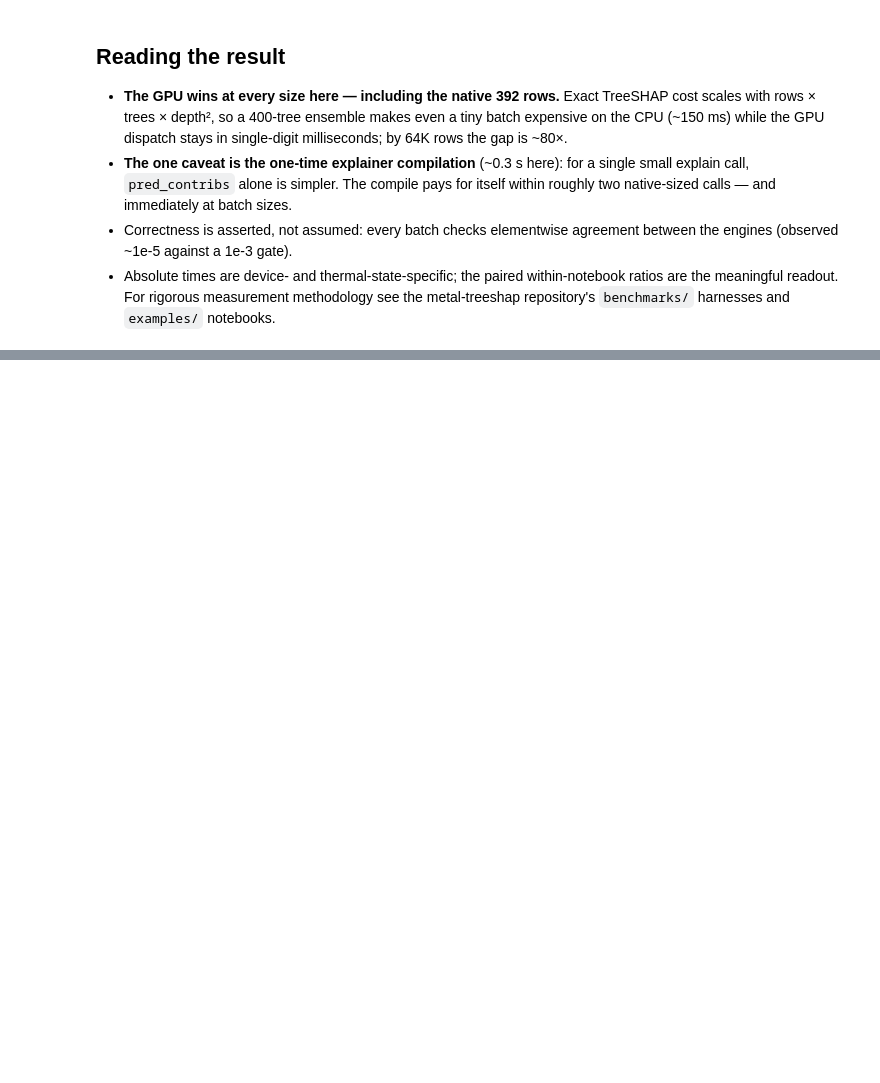
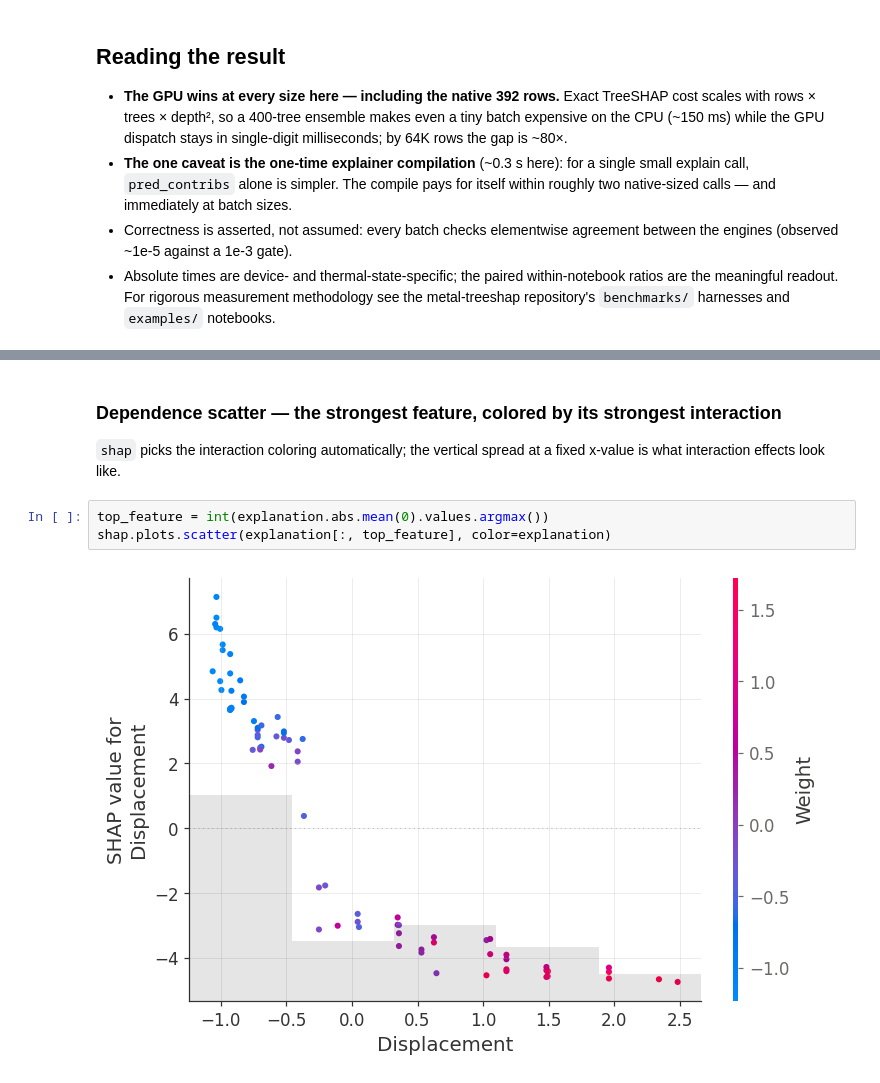
Before and after one commit to tunguz/TabularBenchmarks, a Jupyter notebook: datasets/auto/scripts/auto_shap_cpu_vs_gpu.ipynb, the cells around one changed output, grey strips where cells are left out. Saved outputs shown, nothing was run; the diff lists cells and outputs as text; blank space fills up the shorter version.

```diff
--- a/datasets/auto/scripts/auto_shap_cpu_vs_gpu.ipynb
+++ b/datasets/auto/scripts/auto_shap_cpu_vs_gpu.ipynb
@@ -209,0 +252,10 @@ plt.show()
+# %% [markdown]
+### Dependence scatter — the strongest feature, colored by its strongest interaction
+
+`shap` picks the interaction coloring automatically; the vertical spread at a fixed
+x-value is what interaction effects look like.
+# %%
+top_feature = int(explanation.abs.mean(0).values.argmax())
+shap.plots.scatter(explanation[:, top_feature], color=explanation)
+# %% [output]
+[figure, added]
```
Also changed, not shown: parts of 13 cells of this notebook.
